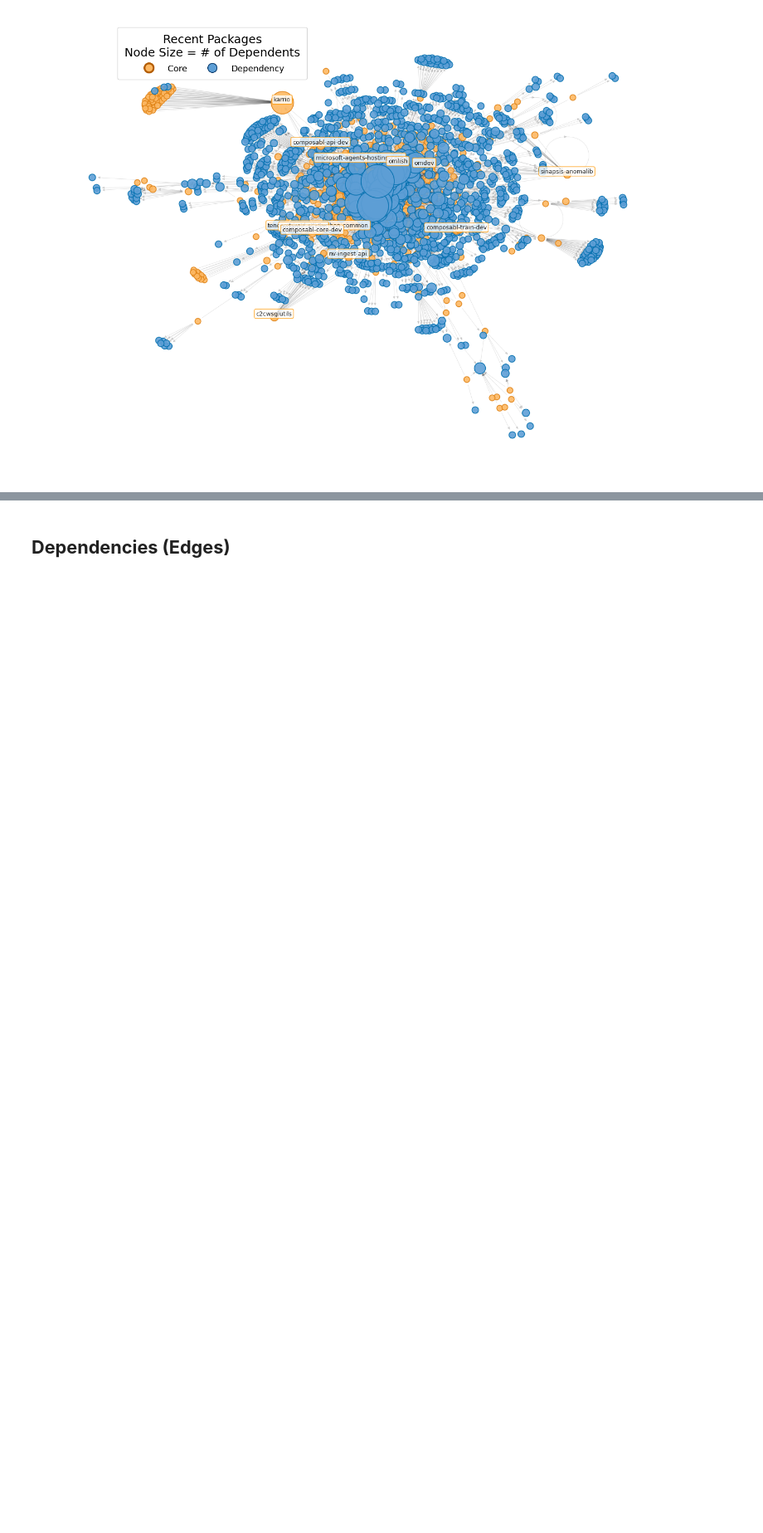
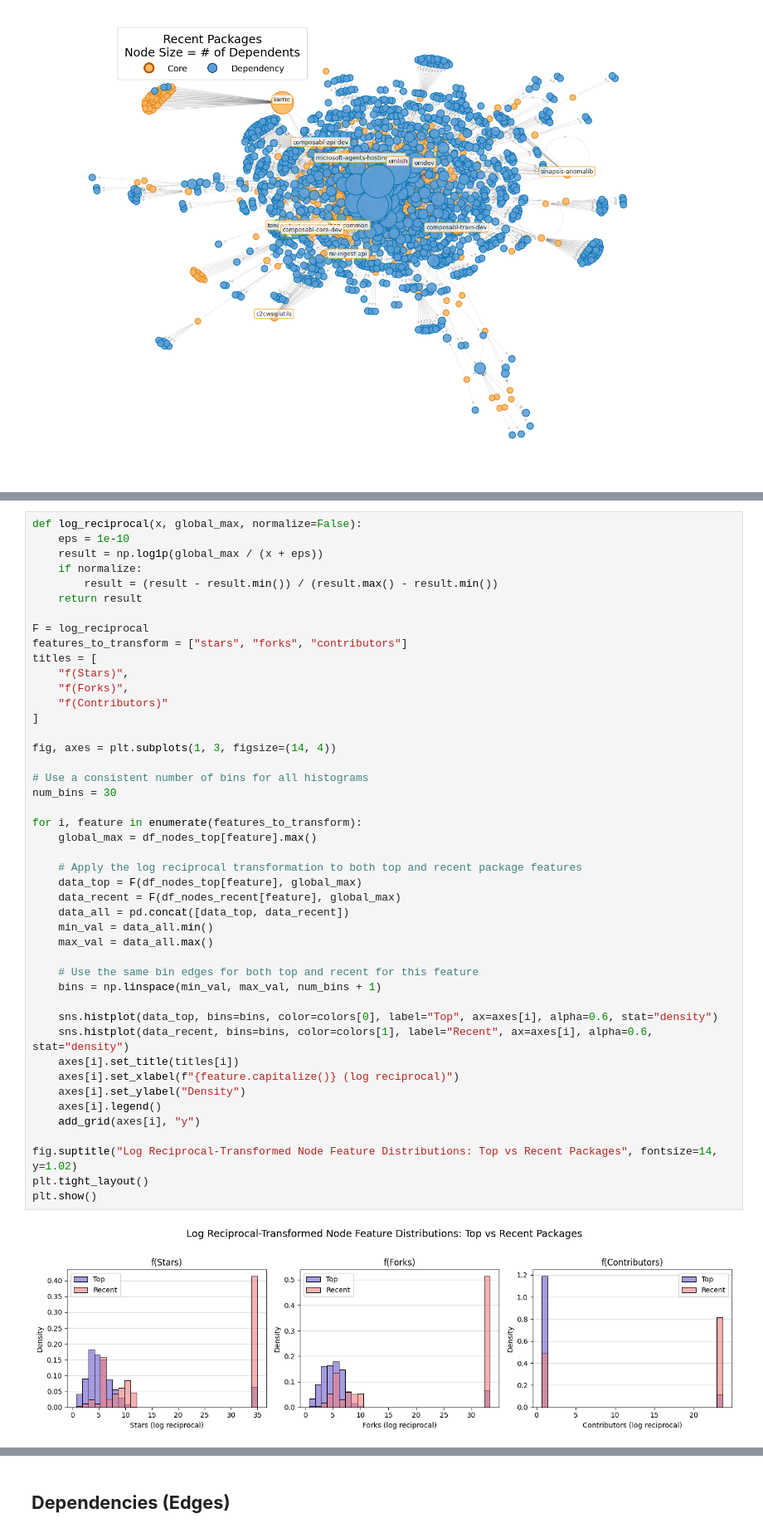
Before and after one commit to ericzander/pypi-anomaly-detection, a Jupyter notebook: notebooks/01_data_exploration.ipynb, the cells around one changed output, grey strips where cells are left out. Shown at 83% size. Saved outputs shown, nothing was run; the diff lists cells and outputs as text; blank space fills up the shorter version.

```diff
--- a/notebooks/01_data_exploration.ipynb
+++ b/notebooks/01_data_exploration.ipynb
@@ -201,0 +272,47 @@ plot_core_dependency_graph(G_recent, "Recent Packages\nNode Size = # of Dependen
+# %%
+def log_reciprocal(x, global_max, normalize=False):
+    eps = 1e-10
+    result = np.log1p(global_max / (x + eps))
+    if normalize:
+        result = (result - result.min()) / (result.max() - result.min())
+    return result
+
+F = log_reciprocal
+features_to_transform = ["stars", "forks", "contributors"]
+titles = [
+    "f(Stars)",
+    "f(Forks)",
+    "f(Contributors)"
+]
+
+fig, axes = plt.subplots(1, 3, figsize=(14, 4))
+
+# Use a consistent number of bins for all histograms
+num_bins = 30
+
+for i, feature in enumerate(features_to_transform):
+    global_max = df_nodes_top[feature].max()
+
+    # Apply the log reciprocal transformation to both top and recent package features
+    data_top = F(df_nodes_top[feature], global_max)
+    data_recent = F(df_nodes_recent[feature], global_max)
+    data_all = pd.concat([data_top, data_recent])
+    min_val = data_all.min()
+    max_val = data_all.max()
+
+    # Use the same bin edges for both top and recent for this feature
+    bins = np.linspace(min_val, max_val, num_bins + 1)
+
+    sns.histplot(data_top, bins=bins, color=colors[0], label="Top", ax=axes[i], alpha=0.6, stat="density")
+    sns.histplot(data_recent, bins=bins, color=colors[1], label="Recent", ax=axes[i], alpha=0.6, stat="density")
+    axes[i].set_title(titles[i])
+    axes[i].set_xlabel(f"{feature.capitalize()} (log reciprocal)")
+    axes[i].set_ylabel("Density")
+    axes[i].legend()
+    add_grid(axes[i], "y")
+
+fig.suptitle("Log Reciprocal-Transformed Node Feature Distributions: Top vs Recent Packages", fontsize=14, y=1.02)
+plt.tight_layout()
+plt.show()
+# %% [output]
+[figure, added]
```
Also changed, not shown: parts of 56 cells of this notebook, 1 other file.
